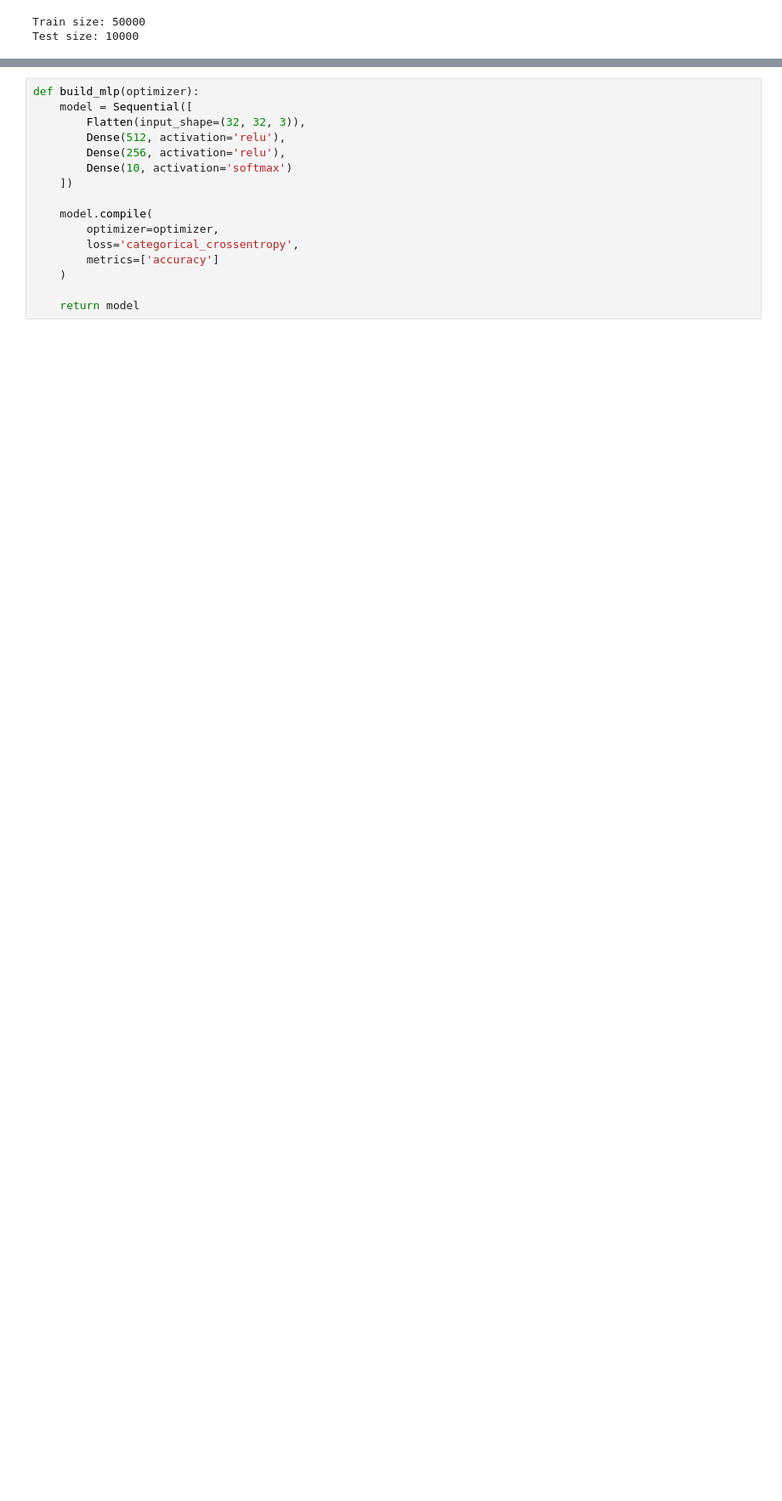
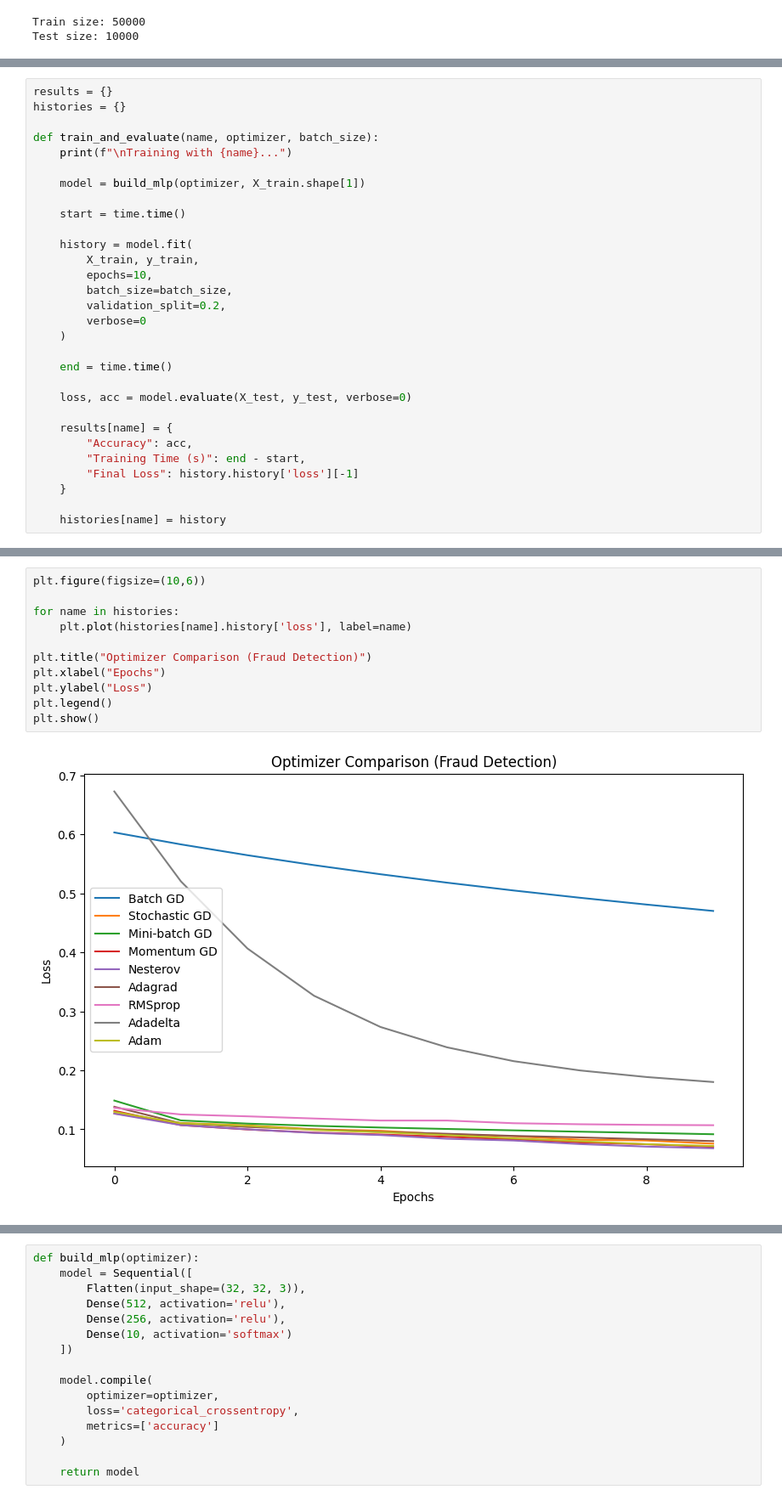
Before and after one commit to Ashishpathak78/DL_practice, a Jupyter notebook: DLAssignment.ipynb, the cells around one changed output, grey strips where cells are left out. Shown at 85% size. Saved outputs shown, nothing was run; the diff lists cells and outputs as text; blank space fills up the shorter version.

```diff
--- a/DLAssignment.ipynb
+++ b/DLAssignment.ipynb
@@ -55,0 +251,30 @@ Test size: 10000
+# %%
+results = {}
+histories = {}
+
+def train_and_evaluate(name, optimizer, batch_size):
+    print(f"\nTraining with {name}...")
+
+    model = build_mlp(optimizer, X_train.shape[1])
+
+    start = time.time()
+
+    history = model.fit(
+        X_train, y_train,
+        epochs=10,
+        batch_size=batch_size,
+        validation_split=0.2,
+        verbose=0
+    )
+
+    end = time.time()
+
+    loss, acc = model.evaluate(X_test, y_test, verbose=0)
+
+    results[name] = {
+        "Accuracy": acc,
+        "Training Time (s)": end - start,
+        "Final Loss": history.history['loss'][-1]
+    }
+
+    histories[name] = history
@@ -55,0 +398,13 @@ Test size: 10000
+# %%
+plt.figure(figsize=(10,6))
+
+for name in histories:
+    plt.plot(histories[name].history['loss'], label=name)
+
+plt.title("Optimizer Comparison (Fraud Detection)")
+plt.xlabel("Epochs")
+plt.ylabel("Loss")
+plt.legend()
+plt.show()
+# %% [output]
+[figure, added]
```
Also changed, not shown: parts of 89 cells of this notebook.
